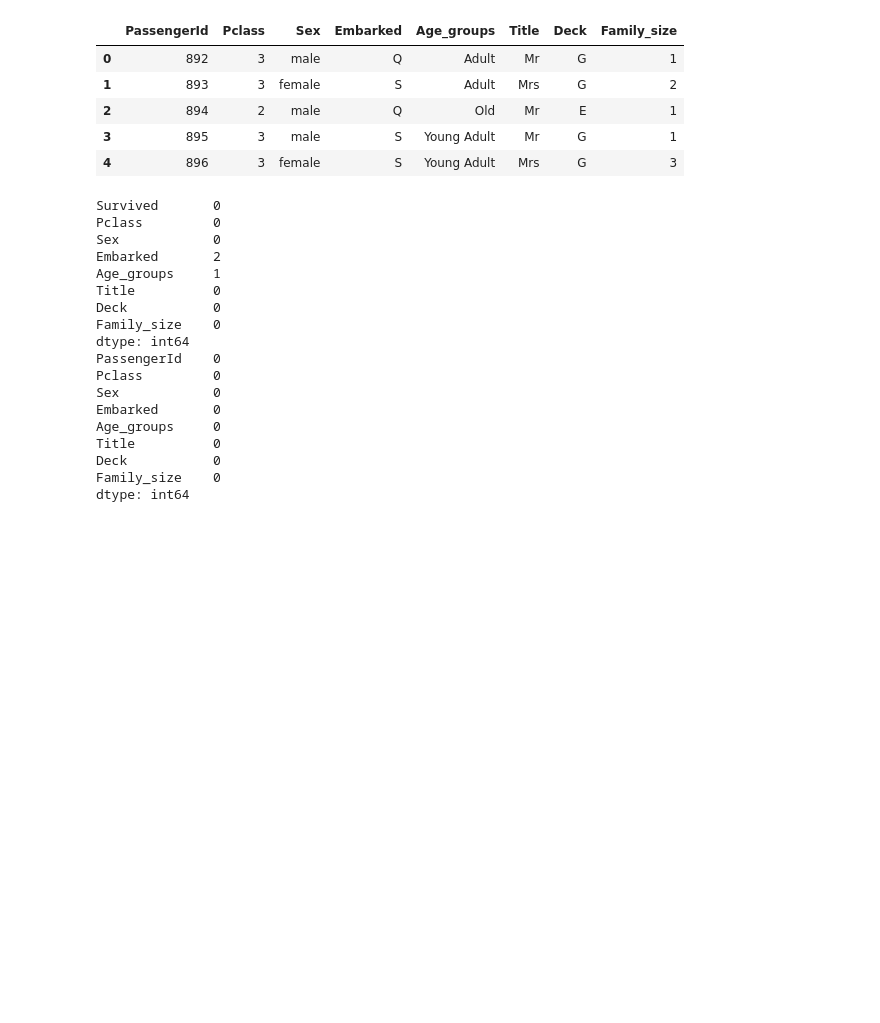
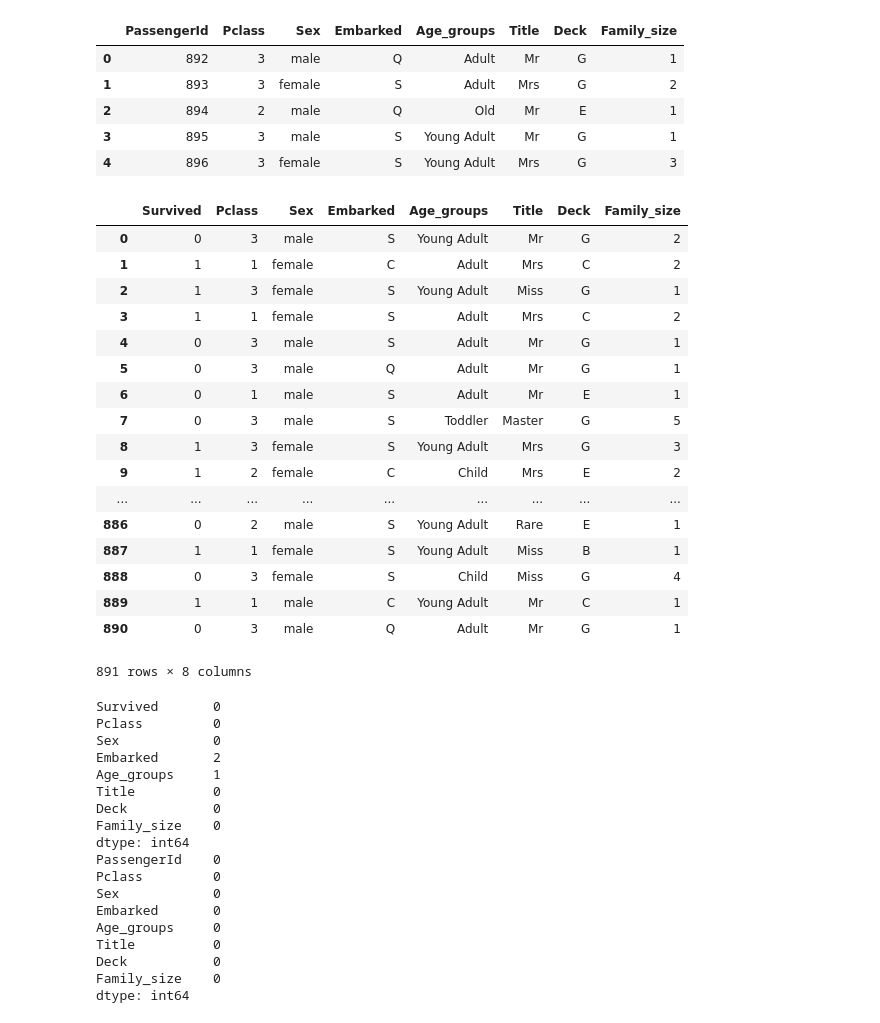
Before and after one commit to josefinaxberg/Titanic_ML, a Jupyter notebook: Titanic_ML/Titanic_Machine_Learning.ipynb, the cells around one changed output. Drawn from its saved outputs; the diff is of its cells as text; code cells hidden in the pictures; blank space fills up the shorter version.

```diff
--- a/Titanic_ML/Titanic_Machine_Learning.ipynb
+++ b/Titanic_ML/Titanic_Machine_Learning.ipynb
@@ -244,6 +244,15 @@ titanic_train_df.loc[(titanic_train_df.Pclass == 3) & (titanic_train_df.Deck.isn
 titanic_test_df.loc[(titanic_test_df.Pclass == 1) & (titanic_test_df.Deck.isnull()), 'Deck'] = 'A'
 titanic_test_df.loc[(titanic_test_df.Pclass == 2) & (titanic_test_df.Deck.isnull()), 'Deck'] = 'E'
 titanic_test_df.loc[(titanic_test_df.Pclass == 3) & (titanic_test_df.Deck.isnull()), 'Deck'] = 'G'
+
+
+titanic_train_df['Deck'] = titanic_train_df['Deck'].replace(['C C', 'C C C'], 'C')
+titanic_train_df['Deck'] = titanic_train_df['Deck'].replace(['B B', 'B B B', 'B B B B'], 'B')
+titanic_train_df['Deck'] = titanic_train_df['Deck'].replace(['D D','F E', 'F G'], 'D')
+
+titanic_test_df['Deck'] = titanic_test_df['Deck'].replace(['C C', 'C C C'], 'C')
+titanic_test_df['Deck'] = titanic_test_df['Deck'].replace(['B B', 'B B B', 'B B B B'], 'B')
+titanic_test_df['Deck'] = titanic_test_df['Deck'].replace(['D D','F E', 'F G'], 'D')
 
 titanic_train_df.loc[(titanic_train_df.Title == "Mr") & (titanic_train_df.Age_groups.isnull()), 'Age_groups'] = 'Adult'
 titanic_train_df.loc[(titanic_train_df.Title == "Master") & (titanic_train_df.Age_groups.isnull()), 'Age_groups'] = 'Child'
@@ -270,6 +279,27 @@ titanic_test_df.head()
 | 2 | 894 | 2 | male | Q | Old | Mr | E | 1 |
 | 3 | 895 | 3 | male | S | Young Adult | Mr | G | 1 |
 | 4 | 896 | 3 | female | S | Young Adult | Mrs | G | 3 |
+# %%
+titanic_train_df
+# %% [output]
+|  | Survived | Pclass | Sex | Embarked | Age_groups | Title | Deck | Family_size |
+| 0 | 0 | 3 | male | S | Young Adult | Mr | G | 2 |
+| 1 | 1 | 1 | female | C | Adult | Mrs | C | 2 |
+| 2 | 1 | 3 | female | S | Young Adult | Miss | G | 1 |
+| 3 | 1 | 1 | female | S | Adult | Mrs | C | 2 |
+| 4 | 0 | 3 | male | S | Adult | Mr | G | 1 |
+| 5 | 0 | 3 | male | Q | Adult | Mr | G | 1 |
+| 6 | 0 | 1 | male | S | Adult | Mr | E | 1 |
+| 7 | 0 | 3 | male | S | Toddler | Master | G | 5 |
+| 8 | 1 | 3 | female | S | Young Adult | Mrs | G | 3 |
+| 9 | 1 | 2 | female | C | Child | Mrs | E | 2 |
+| ... | ... | ... | ... | ... | ... | ... | ... | ... |
+| 886 | 0 | 2 | male | S | Young Adult | Rare | E | 1 |
+| 887 | 1 | 1 | female | S | Young Adult | Miss | B | 1 |
+| 888 | 0 | 3 | female | S | Child | Miss | G | 4 |
+| 889 | 1 | 1 | male | C | Young Adult | Mr | C | 1 |
+| 890 | 0 | 3 | male | Q | Adult | Mr | G | 1 |
+891 rows × 8 columns
 # %%
 # Remaining NaN's
 print(titanic_train_df.isnull().sum())
```
Also changed, not shown: parts of 6 cells of this notebook.
